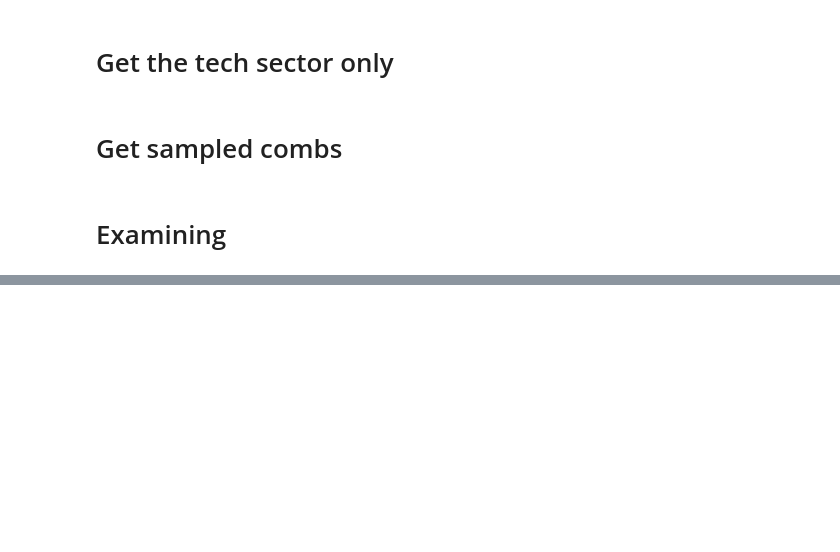
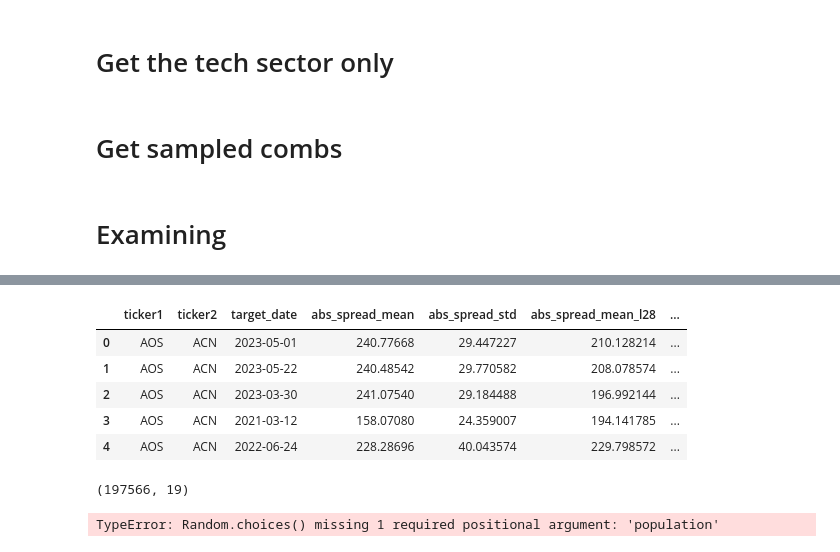
Before and after one commit to nishikaa/pair_trading, a Jupyter notebook: pair-trading-foundations/notebooks/Training Data Generation.ipynb, the cells around one changed output, grey strips where cells are left out. Saved outputs shown, nothing was run; the diff lists cells and outputs as text; code cells hidden in the pictures; blank space fills up the shorter version.

```diff
--- a/pair-trading-foundations/notebooks/Training Data Generation.ipynb
+++ b/pair-trading-foundations/notebooks/Training Data Generation.ipynb
@@ -62,0 +108,17 @@ combined = pd.read_csv('Data/sampled_sector_pairs_200.csv')
+# %%
+combined.head()
+# %% [output]
+|  | ticker1 | ticker2 | target_date | abs_spread_mean | abs_spread_std | abs_spread_mean_l28 | ... |
+| 0 | AOS | ACN | 2023-05-01 | 240.77668 | 29.447227 | 210.128214 | ... |
+| 1 | AOS | ACN | 2023-05-22 | 240.48542 | 29.770582 | 208.078574 | ... |
+| 2 | AOS | ACN | 2023-03-30 | 241.07540 | 29.184488 | 196.992144 | ... |
+| 3 | AOS | ACN | 2021-03-12 | 158.07080 | 24.359007 | 194.141785 | ... |
+| 4 | AOS | ACN | 2022-06-24 | 228.28696 | 40.043574 | 229.798572 | ... |
+# %%
+combined.shape
+# %% [output]
+(197566, 19)
+# %%
+random.choices()
+# %% [output]
+TypeError: Random.choices() missing 1 required positional argument: 'population'
```
Also changed, not shown: parts of 27 cells of this notebook, 6 other files.
